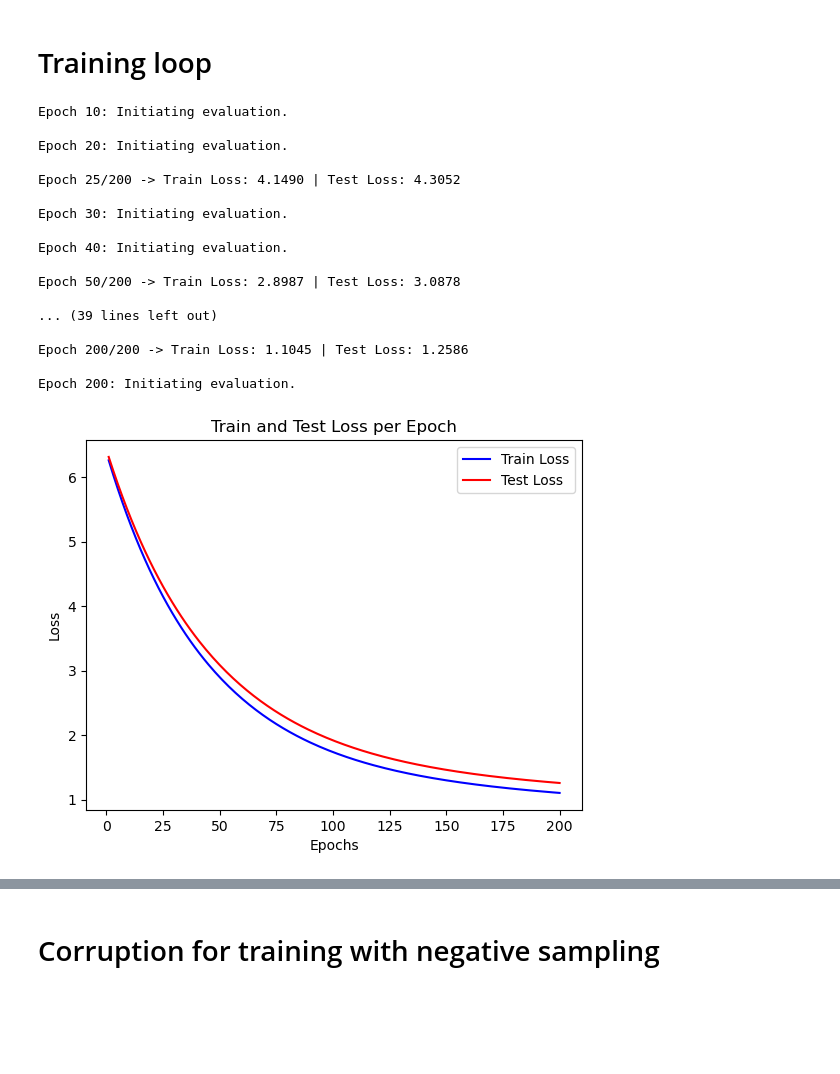
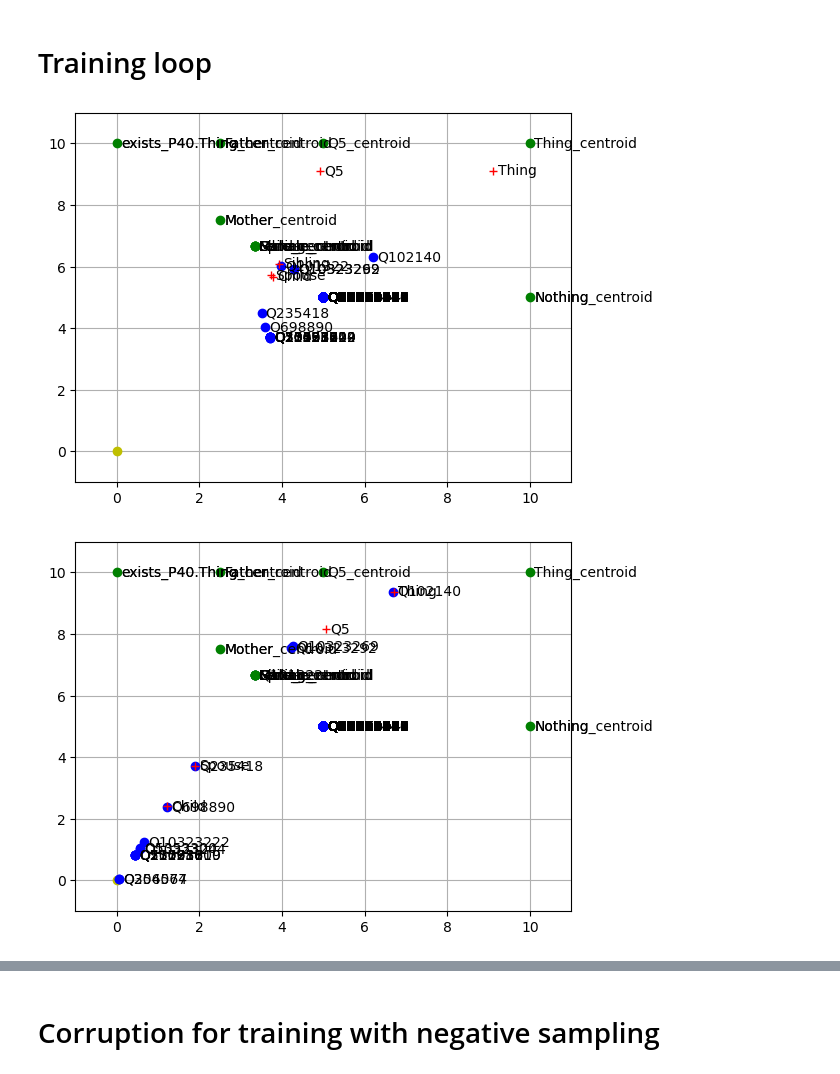
Before and after one commit to victorlacerdab/ELH-Implementation, a Jupyter notebook: main.ipynb, the cells around one changed output, grey strips where cells are left out. Cells and saved outputs as stored; diff of their text form; code cells hidden in the pictures; blank space fills up the shorter version.

```diff
--- a/main.ipynb
+++ b/main.ipynb
@@ -725,7 +725,7 @@ def get_abox_dataset(ontology_dir: str,
     entity_to_idx_vocab = {value: index for index, value in enumerate(entities)}
     idx_to_entity_vocab = {value: key for key, value in entity_to_idx_vocab.items()}
 
-    for individual in list(ontology.individuals()):
+    for individual in list(ontology.individuals())[:10]:
 
         all_facts = individual.INDIRECT_is_a
         #all_facts = individual.is_a
@@ -1367,18 +1380,19 @@ model_list = []
 # %%
 torch.manual_seed(269)
 
-CENTROID_SCORE = True # When set to True, model scores assertion w.r.t distance to the centroid instead of to the moving parameter for concepts/roles
+CENTROID_SCORE = False # When set to True, model scores assertion w.r.t distance to the centroid instead of to the moving parameter for concepts/roles
 LR = 0.001
-PHI = 0.0
+PHI = 0
 EMB_DIM = 465
-EPOCHS = 200
-LOG_EPOCH = 25
-EVAL_FREQ = 10
-EVAL_TEST = True
+EPOCHS = 500
+LOG_EPOCH = 1000000
+EVAL_FREQ = 1000000
+EVAL_TEST = False
 ALT_TRAIN = False
-ENTITY_CENTROID_INIT = False
-CONCEPT_CENTROID_INIT = False
-ROLE_CENTROID_INIT = False
+PLOT_LOSS = False
+ENTITY_CENTROID_INIT = True
+CONCEPT_CENTROID_INIT = True
+ROLE_CENTROID_INIT = True
 
 loss_fn = nn.MSELoss()
 
@@ -1389,6 +1403,10 @@ model = FaithEL(EMB_DIM, PHI,
                 init_role_param_to_centroid = ROLE_CENTROID_INIT)
 
 optimizer = optim.Adam(model.parameters(), lr=LR)
+# %%
+plot_model(model, idx_to_entity_vocab, idx_to_concept_vocab, SCALE_FACTOR)
+# %% [output]
+[figure, added]
 # %%
 train_loss_list, test_loss_list, train_hits_at_k_concept, test_hits_at_k_concept, train_hits_at_k_role, test_hits_at_k_role, = train_model(model,
                                                                                                                                            train_ConceptDataLoader, train_RoleDataLoader, test_ConceptDataLoader, test_RoleDataLoader,
@@ -1397,27 +1415,12 @@ train_loss_list, test_loss_list, train_hits_at_k_concept, test_hits_at_k_concept
                                                                                                                                            idx_to_entity_vocab, entity_to_idx_vocab,
                                                                                                                                            idx_to_concept_vocab, concept_to_idx_vocab,
                                                                                                                                            idx_to_role_vocab, role_to_idx_vocab,
-                                                                                                                                           CENTROID_SCORE, ALT_TRAIN
+                                                                                                                                           CENTROID_SCORE, ALT_TRAIN, PLOT_LOSS
                                                                                                                                            )
 
 model_list.append(save_model(CENTROID_SCORE, LR, PHI, EMB_DIM, EPOCHS, LOG_EPOCH, EVAL_FREQ, EVAL_TEST, ALT_TRAIN, ENTITY_CENTROID_INIT, CONCEPT_CENTROID_INIT, ROLE_CENTROID_INIT,
                              loss_fn, model, optimizer, train_loss_list, test_loss_list, train_hits_at_k_concept, test_hits_at_k_concept, train_hits_at_k_role, test_hits_at_k_role))
-# %% [output]
-Epoch 10: Initiating evaluation.
-
-Epoch 20: Initiating evaluation.
-
-Epoch 25/200 -> Train Loss: 4.1490 | Test Loss: 4.3052
-
-Epoch 30: Initiating evaluation.
-
-Epoch 40: Initiating evaluation.
-
-Epoch 50/200 -> Train Loss: 2.8987 | Test Loss: 3.0878
-
-... (39 lines left out)
-
-Epoch 200/200 -> Train Loss: 1.1045 | Test Loss: 1.2586
-
-Epoch 200: Initiating evaluation.
-[figure, removed]
+# %%
+plot_model(model, idx_to_entity_vocab, idx_to_concept_vocab, SCALE_FACTOR)
+# %% [output]
+[figure, added]
```
Also changed, not shown: parts of 11 cells of this notebook, 7 other files.
